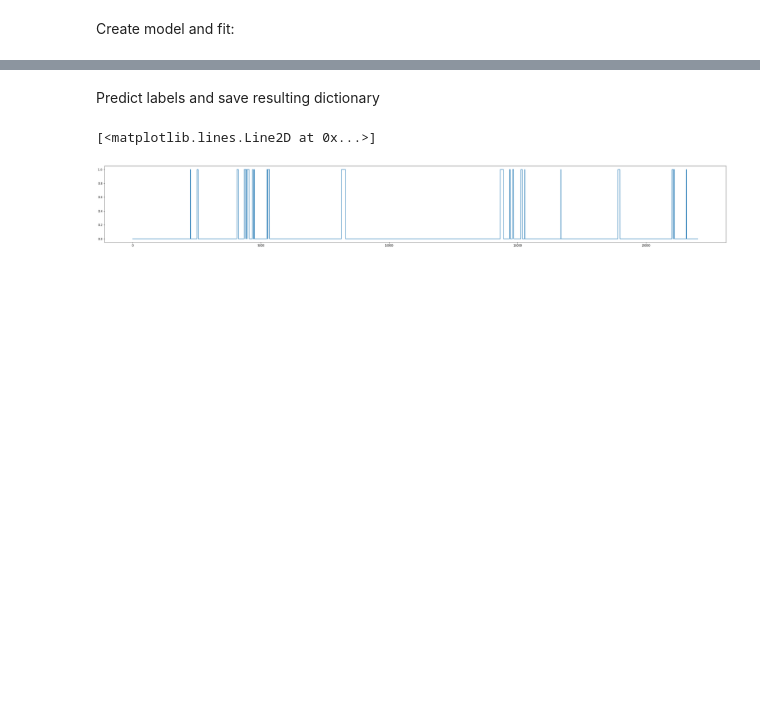
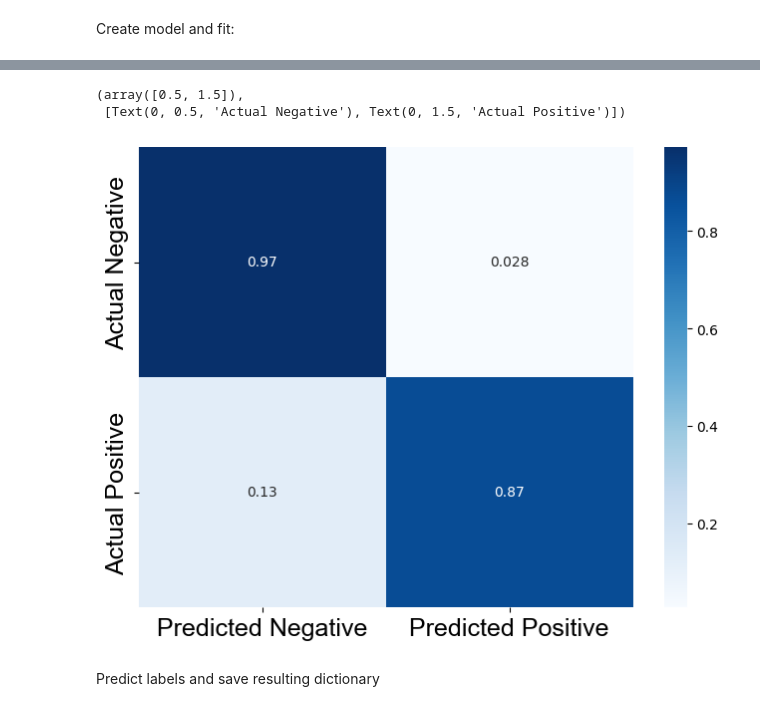
Before and after one commit to FalknerLab/AggressionObservation, a Jupyter notebook: behavior_classification/supervised_classifier.ipynb, the cells around one changed output, grey strips where cells are left out. Drawn from its saved outputs; the diff is of its cells as text; code cells hidden in the pictures; blank space fills up the shorter version.

```diff
--- a/behavior_classification/supervised_classifier.ipynb
+++ b/behavior_classification/supervised_classifier.ipynb
@@ -514,0 +600,15 @@ model.save('MLP_041824_512units_balancedAcc&Precision.h5')
+# %%
+# Load model if new session
+
+from tensorflow.keras.models import load_model
+
+# Load the model without the optimizer to avoid version conflicts
+loaded_model = load_model('MLP_041824_512units_balancedAcc&Precision.h5',
+						 custom_objects={'balanced_accuracy_metric': balanced_accuracy_metric,
+									   'precision_metric': precision_metric},
+						 compile=False)
+
+# Recompile the model with current TensorFlow version
+loaded_model.compile(loss='binary_crossentropy',
+					optimizer='adam',
+					metrics=[balanced_accuracy_metric, precision_metric])
@@ -515,2 +1135,17 @@ model.save('MLP_041824_512units_balancedAcc&Precision.h5')
+# %%
+# Confusion matrix on heldout data
+
+from sklearn.metrics import confusion_matrix, balanced_accuracy_score, f1_score, precision_score, recall_score
+cm = confusion_matrix(b, a)
+cm = cm.astype('float') / cm.sum(axis=1)[:, np.newaxis]
+plt.figure(figsize=(8, 6))
+sns.heatmap(cm, annot=True, cmap='Blues', xticklabels=['Predicted Negative', 'Predicted Positive'], yticklabels=['Actual Negative', 'Actual Positive'])
+plt.xticks(fontsize=18, fontfamily='Arial')
+plt.yticks(fontsize=18, fontfamily='Arial')
+# plt.savefig('confusion_matrix.svg', dpi=300)
+# %% [output]
+(array([0.5, 1.5]),
+ [Text(0, 0.5, 'Actual Negative'), Text(0, 1.5, 'Actual Positive')])
+[figure, added]
 # %% [markdown]
 Predict labels and save resulting dictionary
@@ -591,6 +1151,0 @@ with open("supervised_aggression_labels_041824.pickle", "wb") as file:
-# %%
-plt.figure(figsize=(40, 5))
-plt.plot(labeled_data['30L_d2_balbc_t3'])
-# %% [output]
-[<matplotlib.lines.Line2D at 0x...>]
-[figure, removed]
```
Also changed, not shown: parts of 38 cells of this notebook, 10 other files.
